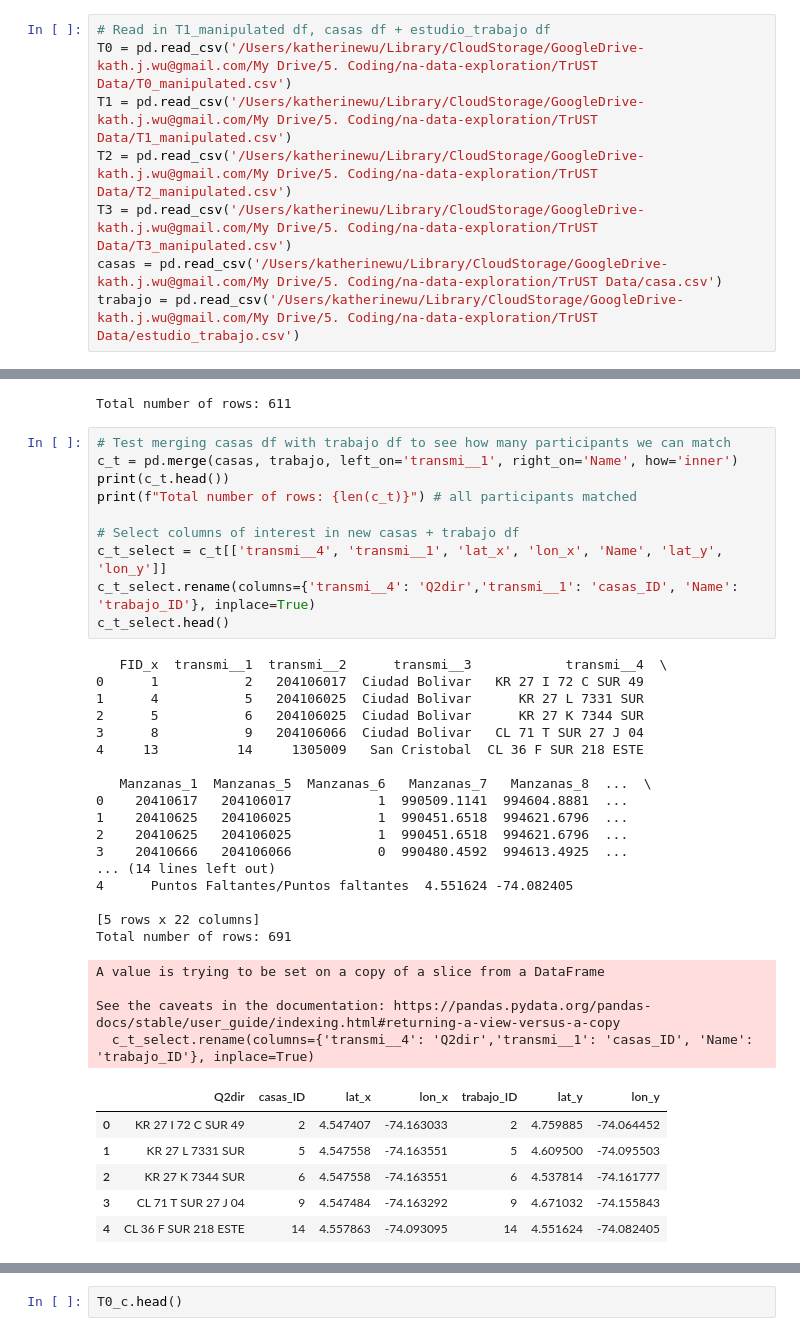
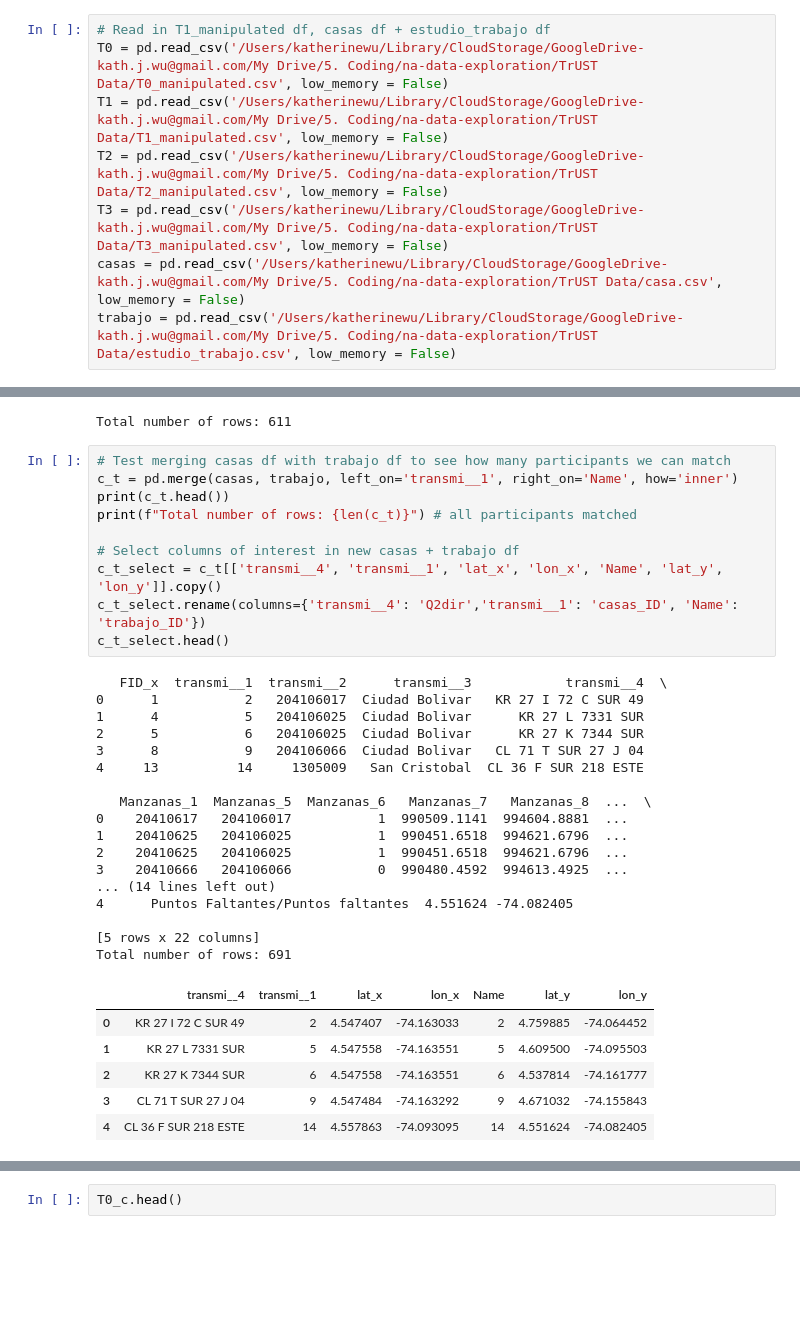
Before and after one commit to kjw58/Network-Analysis, a Jupyter notebook: Trust_Analyses.ipynb, the cells around one changed output, grey strips where cells are left out. Saved outputs shown, nothing was run; the diff lists cells and outputs as text; blank space fills up the shorter version.

```diff
--- a/Trust_Analyses.ipynb
+++ b/Trust_Analyses.ipynb
@@ -3,9 +3,9 @@ import pandas as pd
 import numpy as np
 # %%
 # Read in T1_manipulated df, casas df + estudio_trabajo df
-T0 = pd.read_csv('/Users/katherinewu/Library/CloudStorage/GoogleDrive-kath.j.wu@gmail.com/My Drive/5. Coding/na-data-exploration/TrUST Data/T0_manipulated.csv')
-T1 = pd.read_csv('/Users/katherinewu/Library/CloudStorage/GoogleDrive-kath.j.wu@gmail.com/My Drive/5. Coding/na-data-exploration/TrUST Data/T1_manipulated.csv')
-T2 = pd.read_csv('/Users/katherinewu/Library/CloudStorage/GoogleDrive-kath.j.wu@gmail.com/My Drive/5. Coding/na-data-exploration/TrUST Data/T2_manipulated.csv')
-T3 = pd.read_csv('/Users/katherinewu/Library/CloudStorage/GoogleDrive-kath.j.wu@gmail.com/My Drive/5. Coding/na-data-exploration/TrUST Data/T3_manipulated.csv')
-casas = pd.read_csv('/Users/katherinewu/Library/CloudStorage/GoogleDrive-kath.j.wu@gmail.com/My Drive/5. Coding/na-data-exploration/TrUST Data/casa.csv')
-trabajo = pd.read_csv('/Users/katherinewu/Library/CloudStorage/GoogleDrive-kath.j.wu@gmail.com/My Drive/5. Coding/na-data-exploration/TrUST Data/estudio_trabajo.csv')
+T0 = pd.read_csv('/Users/katherinewu/Library/CloudStorage/GoogleDrive-kath.j.wu@gmail.com/My Drive/5. Coding/na-data-exploration/TrUST Data/T0_manipulated.csv', low_memory = False)
+T1 = pd.read_csv('/Users/katherinewu/Library/CloudStorage/GoogleDrive-kath.j.wu@gmail.com/My Drive/5. Coding/na-data-exploration/TrUST Data/T1_manipulated.csv', low_memory = False)
+T2 = pd.read_csv('/Users/katherinewu/Library/CloudStorage/GoogleDrive-kath.j.wu@gmail.com/My Drive/5. Coding/na-data-exploration/TrUST Data/T2_manipulated.csv', low_memory = False)
+T3 = pd.read_csv('/Users/katherinewu/Library/CloudStorage/GoogleDrive-kath.j.wu@gmail.com/My Drive/5. Coding/na-data-exploration/TrUST Data/T3_manipulated.csv', low_memory = False)
+casas = pd.read_csv('/Users/katherinewu/Library/CloudStorage/GoogleDrive-kath.j.wu@gmail.com/My Drive/5. Coding/na-data-exploration/TrUST Data/casa.csv', low_memory = False)
+trabajo = pd.read_csv('/Users/katherinewu/Library/CloudStorage/GoogleDrive-kath.j.wu@gmail.com/My Drive/5. Coding/na-data-exploration/TrUST Data/estudio_trabajo.csv', low_memory = False)
@@ -59,36 +53,32 @@ Total number of rows: 611
 # %%
 # Test merging casas df with trabajo df to see how many participants we can match
 c_t = pd.merge(casas, trabajo, left_on='transmi__1', right_on='Name', how='inner')
 print(c_t.head())
 print(f"Total number of rows: {len(c_t)}") # all participants matched
 
 # Select columns of interest in new casas + trabajo df
-c_t_select = c_t[['transmi__4', 'transmi__1', 'lat_x', 'lon_x', 'Name', 'lat_y', 'lon_y']]
-c_t_select.rename(columns={'transmi__4': 'Q2dir','transmi__1': 'casas_ID', 'Name': 'trabajo_ID'}, inplace=True)
+c_t_select = c_t[['transmi__4', 'transmi__1', 'lat_x', 'lon_x', 'Name', 'lat_y', 'lon_y']].copy()
+c_t_select.rename(columns={'transmi__4': 'Q2dir','transmi__1': 'casas_ID', 'Name': 'trabajo_ID'})
 c_t_select.head()
 # %% [output]
    FID_x  transmi__1  transmi__2      transmi__3            transmi__4  \
 0      1           2   204106017  Ciudad Bolivar   KR 27 I 72 C SUR 49
 1      4           5   204106025  Ciudad Bolivar      KR 27 L 7331 SUR
 2      5           6   204106025  Ciudad Bolivar      KR 27 K 7344 SUR
 3      8           9   204106066  Ciudad Bolivar   CL 71 T SUR 27 J 04
 4     13          14     1305009   San Cristobal  CL 36 F SUR 218 ESTE
 
    Manzanas_1  Manzanas_5  Manzanas_6   Manzanas_7   Manzanas_8  ...  \
 0    20410617   204106017           1  990509.1141  994604.8881  ...
 1    20410625   204106025           1  990451.6518  994621.6796  ...
 2    20410625   204106025           1  990451.6518  994621.6796  ...
 3    20410666   204106066           0  990480.4592  994613.4925  ...
 ... (14 lines left out)
 4      Puntos Faltantes/Puntos faltantes  4.551624 -74.082405
 
 [5 rows x 22 columns]
 Total number of rows: 691
-A value is trying to be set on a copy of a slice from a DataFrame
-
-See the caveats in the documentation: https://pandas.pydata.org/pandas-docs/stable/user_guide/indexing.html#returning-a-view-versus-a-copy
-  c_t_select.rename(columns={'transmi__4': 'Q2dir','transmi__1': 'casas_ID', 'Name': 'trabajo_ID'}, inplace=True)
-|  | Q2dir | casas_ID | lat_x | lon_x | trabajo_ID | lat_y | lon_y |
+|  | transmi__4 | transmi__1 | lat_x | lon_x | Name | lat_y | lon_y |
 | 0 | KR 27 I 72 C SUR 49 | 2 | 4.547407 | -74.163033 | 2 | 4.759885 | -74.064452 |
 | 1 | KR 27 L 7331 SUR | 5 | 4.547558 | -74.163551 | 5 | 4.609500 | -74.095503 |
 | 2 | KR 27 K 7344 SUR | 6 | 4.547558 | -74.163551 | 6 | 4.537814 | -74.161777 |
```
Also changed, not shown: parts of 13 cells of this notebook.
